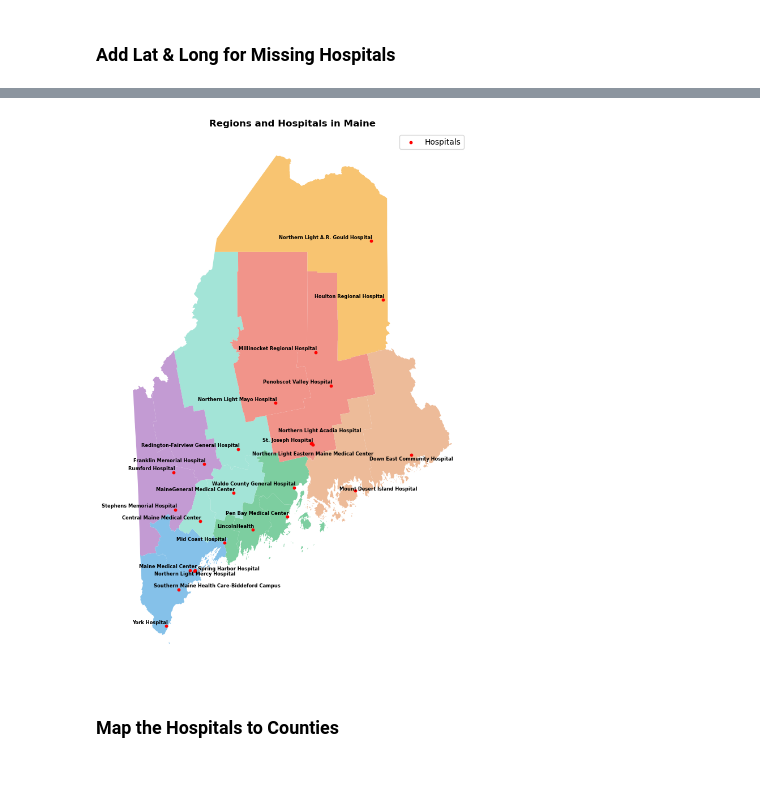
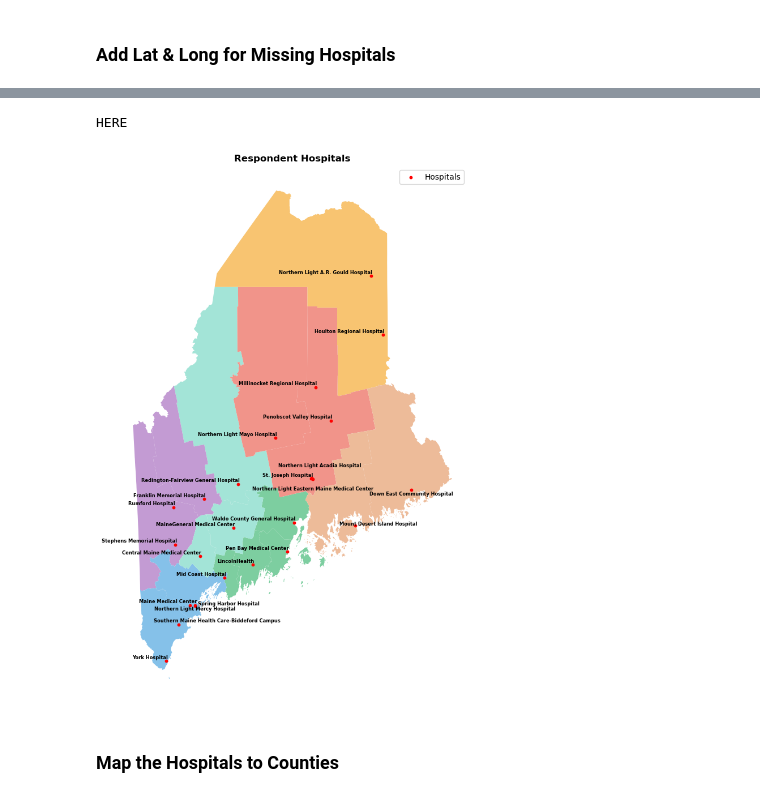
Before and after one commit to nfarrell011/patient-throughput, a Jupyter notebook: analyses/maps_geopandas.ipynb, the cells around one changed output, grey strips where cells are left out. Saved outputs shown, nothing was run; the diff lists cells and outputs as text; code cells hidden in the pictures.

```diff
--- a/analyses/maps_geopandas.ipynb
+++ b/analyses/maps_geopandas.ipynb
@@ -74,19 +142,18 @@ response_data_full = pd.read_csv("/Users/nelsonfarrell/Documents/Northeastern/pr
 # %%
-response_data = response_data_full[["13", "hospital_address"]].copy()
+response_data = response_data_full[["hospital_name", "hospital_address"]].copy()
 # %%
 # First we have to remove this dumb parenthesis
 response_data["hospital_address"] = response_data["hospital_address"].str.rstrip(')')
 
 # And the PO Box info, this messes up the geolocate function
 response_data["hospital_address"] = response_data["hospital_address"].str.replace(r'P\.O\. Box \d+, ', '', regex=True)
-# %%
-# Now I have to drop stupid nans! We should both these dumb upstream!
-response_data = response_data.dropna(subset = "13")
 # %% [markdown]
 ### Inspect Hospital Name and Addresses
 # %%
-addresses = response_data.iloc[:, -1]
-names = response_data.loc[:, "13"]
+addresses = response_data.loc[:, "hospital_address"]
+names = response_data.loc[:, "hospital_name"]
+x = 1
 for name, address in zip(names, addresses):
-    print(name," ---- ",  address)
+    print(f"{x}: {name} ---- {address}")
+    x+=1
 # %% [output]
@@ -156,9 +222,9 @@ lat_long_df
 ### Add Lat & Long for Missing Hospitals
 # %%
 lat_long_manual = {"hospital_name": ["Northern Light Acadia Hospital", "Pen Bay Medical Center", "Mount Desert Island Hospital",
-                                     "St. Joseph Hospital", "Southern Maine Health Care-Biddeford Campus", "Northern Light Eastern Maine Medical Center"],
-                   "lat": [44.820670, 44.143799, 44.384949, 44.814000, 43.477300, 44.80757],
-                   "long": [-68.763830, -69.084862, -68.202187, -68.772570, -70.493010, -68.75246]}
+                                     "St. Joseph Hospital", "Northern Light Eastern Maine Medical Center"],
+                   "lat": [44.820670, 44.14325, 44.384949, 44.814000, 44.80957],
+                   "long": [-68.763830, -69.08499, -68.202187, -68.772570, -68.74953]}
 
 lat_long_manual_df = pd.DataFrame(lat_long_manual)
 # %%
@@ -207,35 +273,38 @@ hospital_gdf.plot(ax=ax, color='red', marker='o', label='Hospitals', markersize=
 for x, y, label in zip(hospital_gdf.geometry.x, hospital_gdf.geometry.y, hospital_gdf['hospital_name']):
 
     if label == "Northern Light Acadia Hospital":
         ax.text(x + 0.1, y + 0.1, label, fontsize=6, weight="bold", ha='center', color='black')  # Slightly shift to the right and up
 
     elif label == "Northern Light Eastern Maine Medical Center":
         ax.text(x, y - 0.1, label, fontsize=6, weight="bold", ha='center', color='black')  # Shift down
 
     elif label == "Down East Community Hospital":
         ax.text(x, y - 0.05, label, fontsize=6, weight="bold", ha='center', color='black')  # Shift slightly down
 
     elif label == "Northern Light Mercy Hospital":
         ax.text(x, y - 0.04, label, fontsize=6, weight="bold", ha='center', color='black')  # Shift slightly down
 
     elif label == "Spring Harbor Hospital":
         ax.text(x + 0.5, y, label, fontsize=6, weight="bold", ha='center', color='black')  # Shift slightly right
 
     elif label == "Mount Desert Island Hospital":
         ax.text(x + 0.3, y, label, fontsize=6, weight="bold", ha='center', color='black')  # Shift slightly right
 
     elif label == "Southern Maine Health Care-Biddeford Campus":
+        print("HERE")
         ax.text(x + 0.5, y + 0.02, label, fontsize=6, weight="bold", ha='center', color='black')  # Shift slightly right
     else:
         ax.text(x + 0.02, y + 0.02, label, fontsize=6, weight="bold", ha='right', color='black')
 
 # Legend and title
-plt.title("Regions and Hospitals in Maine", weight="bold")
+plt.title("Respondent Hospitals", weight="bold")
 ax.legend()
 ax.axis("off")
+fig.savefig("../figs/hospital_locations.png", dpi = 300, bbox_inches="tight")
 plt.show();
 # %% [output]
+HERE
-[figure, old version]
+[figure, new version]
 # %% [markdown]
 ### Map the Hospitals to Counties
 # %%
```
Also changed, not shown: parts of 54 cells of this notebook, 12 other files.
